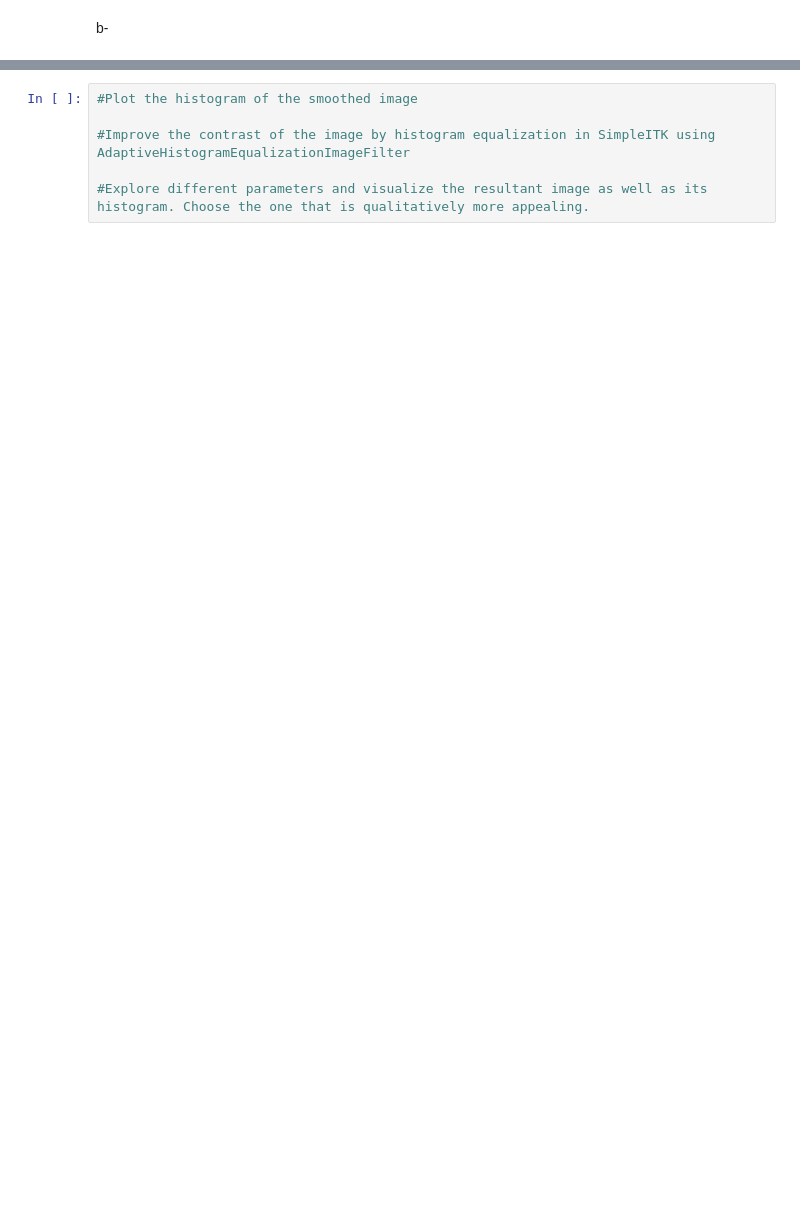
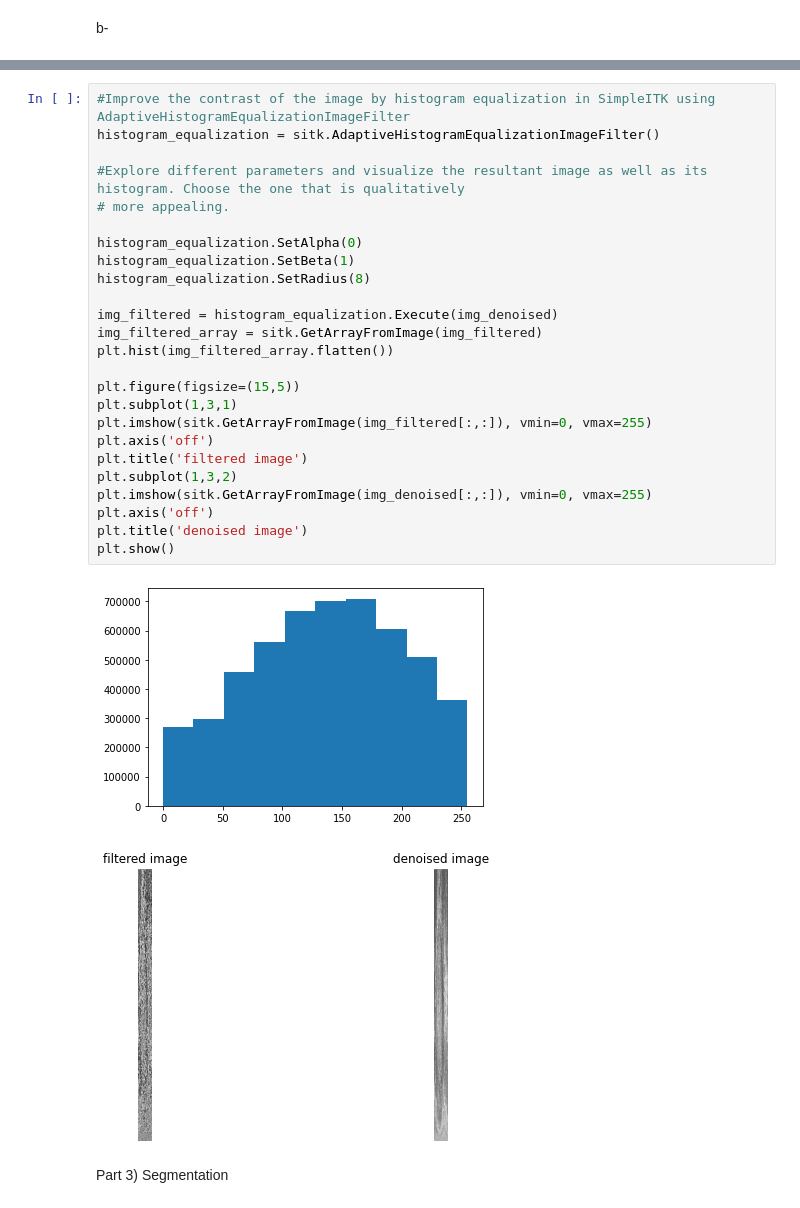
Before and after one commit to moondancerrr/Quantitative-analysis-of-ultrasound-images, a Jupyter notebook: SarahSalloum_assignment3.ipynb, the cells around one changed output, grey strips where cells are left out. Saved outputs shown, nothing was run; the diff lists cells and outputs as text; blank space fills up the shorter version.

Commit message:
commit part 2

```diff
--- a/SarahSalloum_assignment3.ipynb
+++ b/SarahSalloum_assignment3.ipynb
@@ -86,6 +119,30 @@ b-
 # %%
-#Plot the histogram of the smoothed image
+#Improve the contrast of the image by histogram equalization in SimpleITK using AdaptiveHistogramEqualizationImageFilter
+histogram_equalization = sitk.AdaptiveHistogramEqualizationImageFilter()
 
-#Improve the contrast of the image by histogram equalization in SimpleITK using AdaptiveHistogramEqualizationImageFilter
+#Explore different parameters and visualize the resultant image as well as its histogram. Choose the one that is qualitatively
+# more appealing.
 
-#Explore different parameters and visualize the resultant image as well as its histogram. Choose the one that is qualitatively more appealing.
+histogram_equalization.SetAlpha(0)
+histogram_equalization.SetBeta(1)
+histogram_equalization.SetRadius(8)
+
+img_filtered = histogram_equalization.Execute(img_denoised)
+img_filtered_array = sitk.GetArrayFromImage(img_filtered)
+plt.hist(img_filtered_array.flatten())
+
+plt.figure(figsize=(15,5))
+plt.subplot(1,3,1)
+plt.imshow(sitk.GetArrayFromImage(img_filtered[:,:]), vmin=0, vmax=255)
+plt.axis('off')
+plt.title('filtered image')
+plt.subplot(1,3,2)
+plt.imshow(sitk.GetArrayFromImage(img_denoised[:,:]), vmin=0, vmax=255)
+plt.axis('off')
+plt.title('denoised image')
+plt.show()
+# %% [output]
+[figure, added]
+[figure, added]
+# %% [markdown]
+Part 3) Segmentation
```
Also changed, not shown: parts of 4 cells of this notebook.
